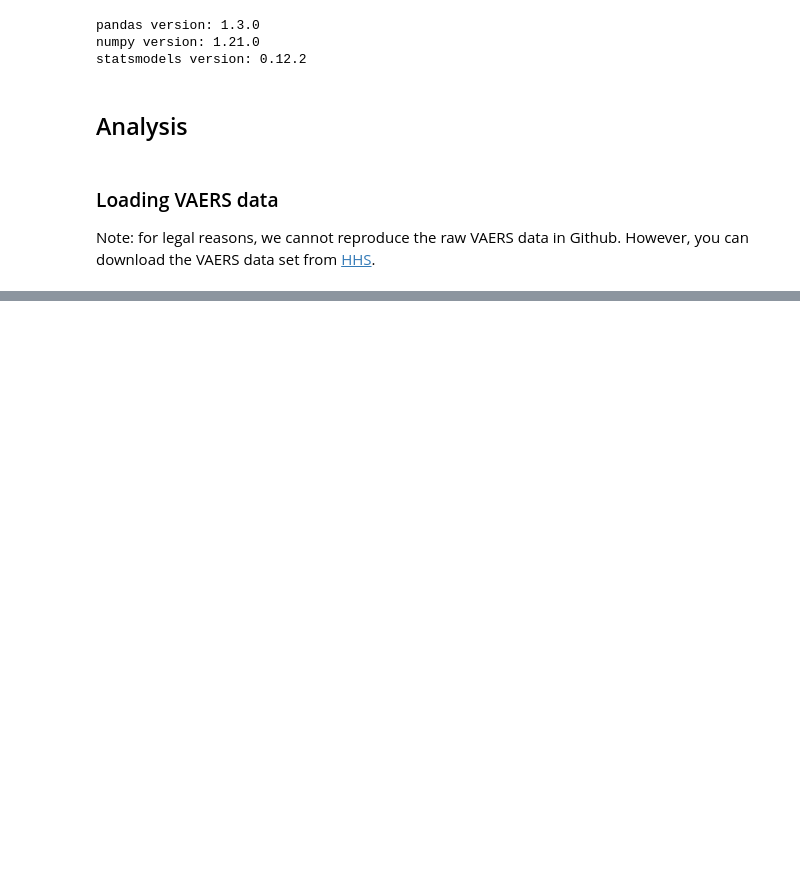
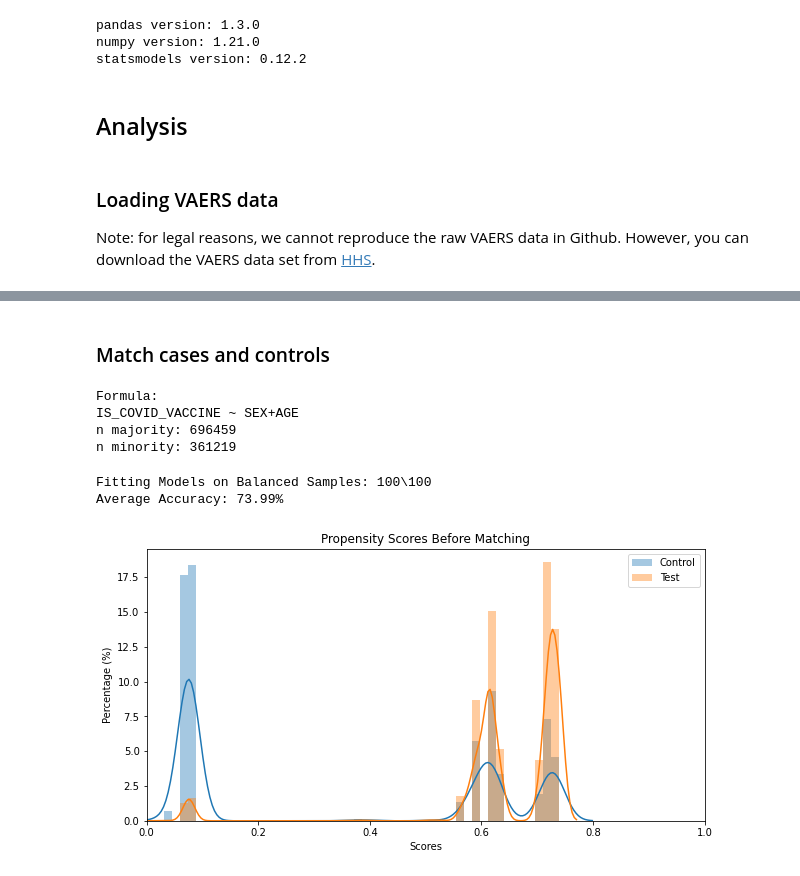
Before and after one commit to chrisvoncsefalvay/covid-19-autoimmune-aefis, a Jupyter notebook: src/Reporting case control study of COVID-19 vaccine AEFIs.ipynb, the cells around one changed output, grey strips where cells are left out. Cells and saved outputs as stored; diff of their text form; code cells hidden in the pictures; blank space fills up the shorter version.

Commit message:
Matching code added.

```diff
--- a/src/Reporting case control study of COVID-19 vaccine AEFIs.ipynb
+++ b/src/Reporting case control study of COVID-19 vaccine AEFIs.ipynb
@@ -75 +83,14 @@ recipients = pd.concat(recipient_frames, axis=0, ignore_index=True)[["VAERS_ID",
+# %%
+%%time
+
+age_bands = {0: "<18",
+             18: "18-25",
+             26: "26-40",
+             41: "41-55",
+             56: "56-70",
+             71: ">70",
+             int(recipients.CAGE_YR.max()): "max"}
+
+recipients["AGE"] = pd.cut(recipients.CAGE_YR, bins=list(age_bands.keys()), labels=list(age_bands.values())[:-1])
+recipients = recipients.drop("CAGE_YR", axis=1).dropna()
 # %%
@@ -101,3 +126,28 @@ Breakdown:
 * COVID-19: 417186
 * Non-COVID-19: 1004170
  => Gearing: 2.41
+# %%
+%%time
+
+case = vax[vax.IS_COVID_VACCINE == True].merge(recipients, how="inner")
+control = vax[vax.IS_COVID_VACCINE == False].merge(recipients, how="inner")
+
+# Numeric conversion of t/f to make it work with pymatch
+case["IS_COVID_VACCINE"] = 1
+control["IS_COVID_VACCINE"] = 0
+# %% [markdown]
+### Match cases and controls
+# %%
+m = Matcher(case, control, yvar="IS_COVID_VACCINE", exclude=["VAERS_ID"])
+# %% [output]
+Formula:
+IS_COVID_VACCINE ~ SEX+AGE
+n majority: 696459
+n minority: 361219
+# %%
+%%time
+
+m.fit_scores(balance=True, nmodels=100)
+# %% [output]
+Fitting Models on Balanced Samples: 100\100
+Average Accuracy: 73.99%
@@ -103,0 +158,4 @@ Breakdown:
+# %%
+m.plot_scores()
+# %% [output]
+[figure, added]
```
Also changed, not shown: parts of 15 cells of this notebook.
